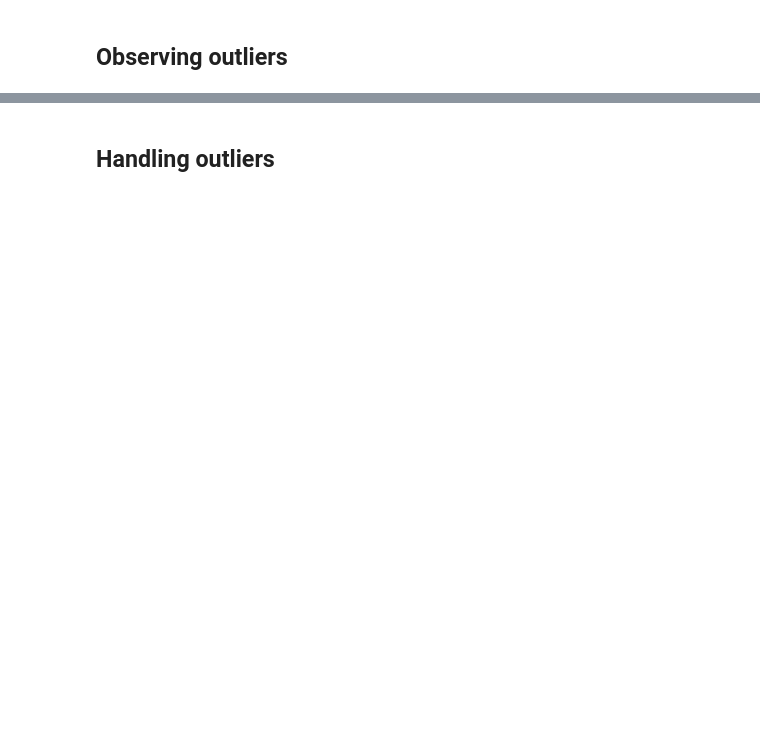
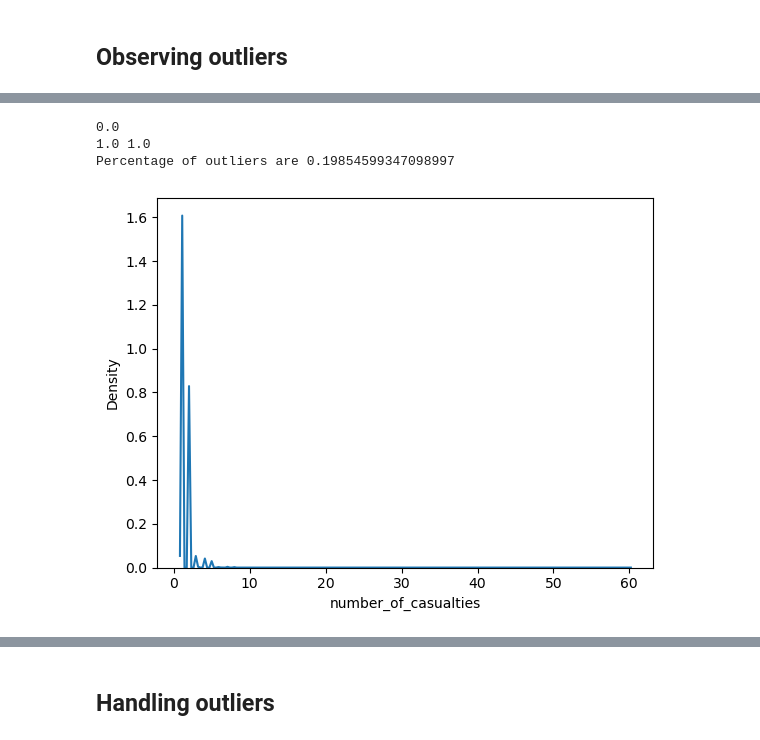
Before and after one commit to YoussefAswad/de-project, a Jupyter notebook: Milestone 1 template.ipynb, the cells around one changed output, grey strips where cells are left out. Drawn from its saved outputs; the diff is of its cells as text; code cells hidden in the pictures; blank space fills up the shorter version.

```diff
--- a/Milestone 1 template.ipynb
+++ b/Milestone 1 template.ipynb
@@ -432,0 +455,19 @@ df_accidents_1980_clean.head(50)
+# %%
+sns.kdeplot(df_accidents_1980_clean['number_of_casualties'])
+Q1 = df_accidents_1980_clean['number_of_casualties'].quantile(0.25)
+Q3 = df_accidents_1980_clean['number_of_casualties'].quantile(0.75)
+IQR = Q3 - Q1
+print(IQR)
+cut_off = IQR * 1.5
+lower = Q1 - cut_off
+upper = Q3 + cut_off
+print(lower, upper)
+df1 = df_accidents_1980_clean[df_accidents_1980_clean['number_of_casualties'] > upper]
+df2 = df_accidents_1980_clean[df_accidents_1980_clean['number_of_casualties'] < lower]
+print('Percentage of outliers are',
+      (df1.shape[0] + df2.shape[0]) / len(df_accidents_1980_clean.index))
+# %% [output]
+0.0
+1.0 1.0
+Percentage of outliers are 0.19854599347098997
+[figure, added]
```
Also changed, not shown: parts of 12 cells of this notebook.
